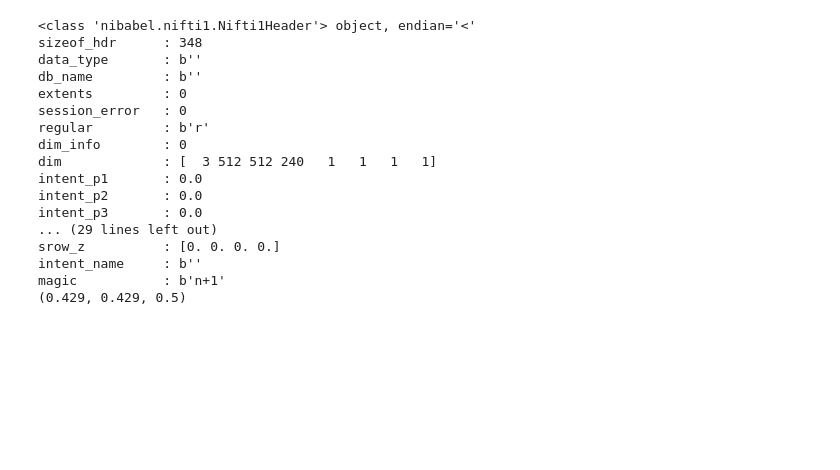
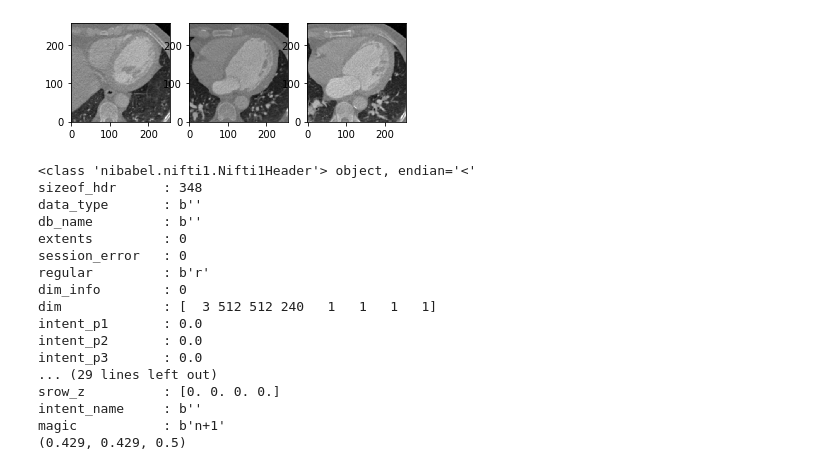
Before and after one commit to zhennongchen/Volume_Rendering_by_DL, a Jupyter notebook: jupyter notebook/scratch_paper.ipynb, the cells around one changed output. Cells and saved outputs as stored; diff of their text form; code cells hidden in the pictures; blank space fills up the shorter version.

```diff
--- a/jupyter notebook/scratch_paper.ipynb
+++ b/jupyter notebook/scratch_paper.ipynb
@@ -8,3 +36,11 @@ import zc_function_list as ff
+# %%
+volume_filter = gaussian_filter(volume_data,sigma = [0.6/hdr['pixdim'][1],0.6/hdr['pixdim'][2],0.6/hdr['pixdim'][3]])
+slice_0=volume_filter[:,:,80]
+slice_1=volume_filter[:,:,110]
+slice_2=volume_filter[:,:,125]
+ff.show_slices([slice_0,slice_1,slice_2])
+# %% [output]
+[figure, added]
 # %%
 raw_path = '/Volumes/McVeighLab/projects/Zhennong/AI/AI_datasets'
 patient_list = ff.find_all_target_files(['ucsd_toshiba/028'],raw_path)
```
Also changed, not shown: parts of 3 cells of this notebook, 17 other files.
